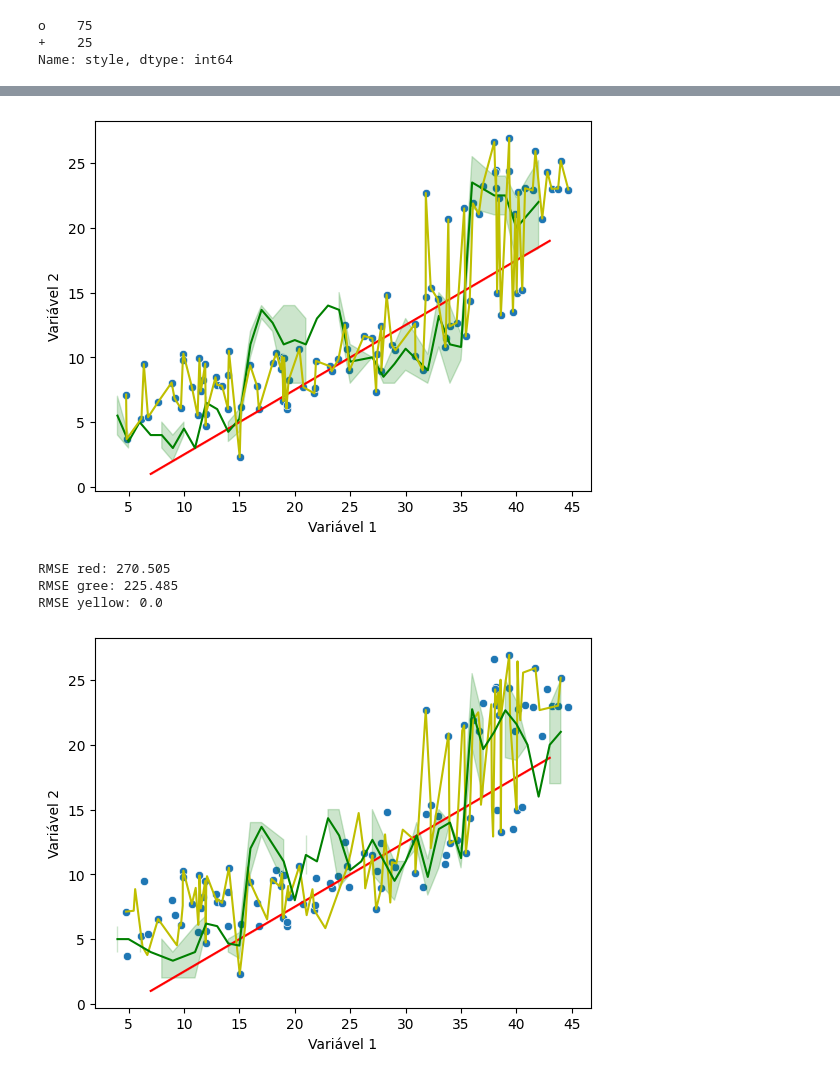
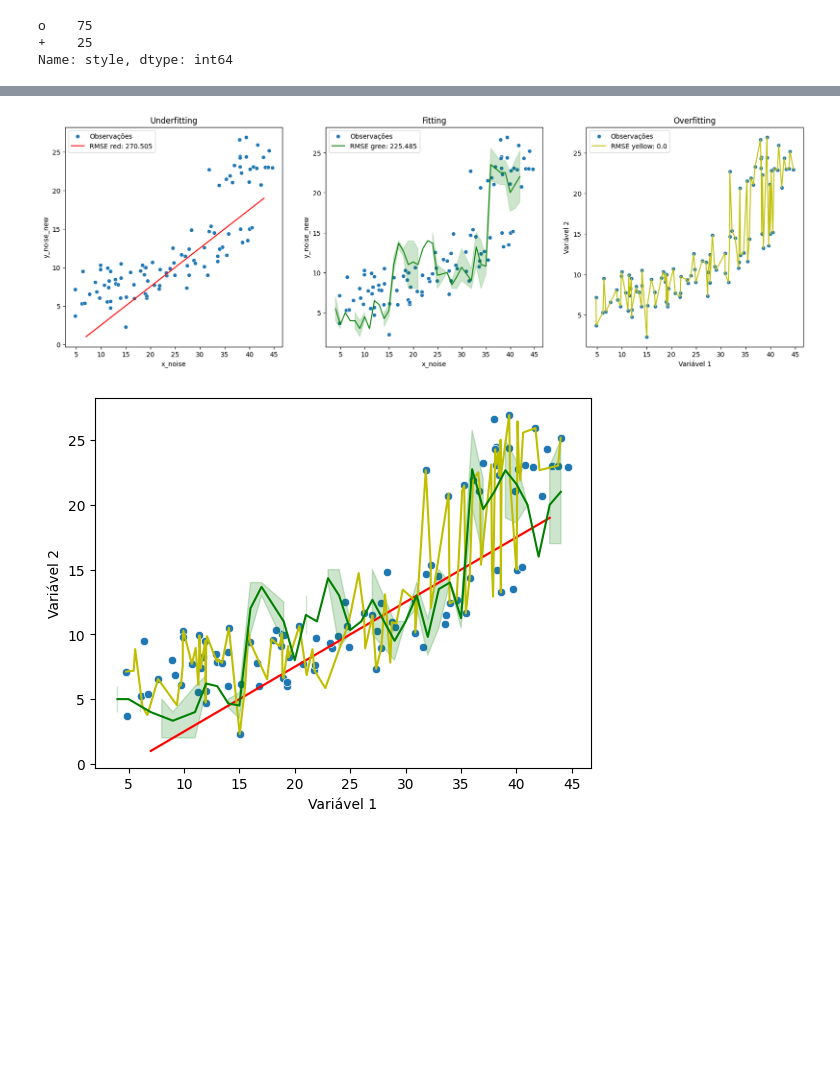
Before and after one commit to Laboratorio-de-Analise-de-Dados/disciplina_python_ml, a Jupyter notebook: dev/script/aulas_teoricas/01-aula-02_objetivos_2026-07-14.ipynb, the cells around one changed output, grey strips where cells are left out. Cells and saved outputs as stored; diff of their text form; code cells hidden in the pictures; blank space fills up the shorter version.

Commit message:
Corrigindo legenda

```diff
--- a/dev/script/aulas_teoricas/01-aula-02_objetivos_2026-07-14.ipynb
+++ b/dev/script/aulas_teoricas/01-aula-02_objetivos_2026-07-14.ipynb
@@ -229,45 +231,73 @@ df = load('./data/01_aula_df')
 df_1 = load('./data/01_aula_df_1')
 df_2 = load('./data/01_aula_df_2')
 # %%
+# Calculando métricas de avaliação para os modelos de regressão linear
+
+fig, ax = plt.subplots(1, 3, figsize=(20, 6))
 obsr = "Variável 1"
 pred = "Variável 2"
-sns.scatterplot(
+a = sns.scatterplot(
     x='x_noise',
     y='y_noise_new',
-    data=df_1
+    data=df_1,
+    ax=ax[0]
 )
 sns.lineplot(
     x='x',
     y='y',
     data=df_1,
     c='r',
+    ax=ax[0]
+)
+a.legend(labels=[
+    'Observações',
+    f"RMSE red: {mean_squared_error(df['x'], df['y'])}"
+])
+a.set_title('Underfitting')
+
+b = sns.scatterplot(
+    x='x_noise',
+    y='y_noise_new',
+    data=df_1,
+    ax=ax[1]
 )
 sns.lineplot(
     x='x_noise_mean',
     y='y_noise_mean',
     data=df_1,
     c='g',
+    ax=ax[1]
+)
+b.legend(labels=[
+    'Observações',
+    f"RMSE gree: {mean_squared_error(df['x_noise_mean'], df['y_noise_mean'])}"
+])
+b.set_title('Fitting')
+
+c = sns.scatterplot(
+    x='x_noise',
+    y='y_noise_new',
+    data=df_1,
+    ax=ax[2]
 )
 sns.lineplot(
     x='x_noise',
     y='y_noise_new',
     data=df_1,
     c='y',
+    ax=ax[2]
 )
+c.legend(labels=[
+    'Observações',
+    f"RMSE yellow: {mean_squared_error(df['x_noise'], df['x_noise'])}"
+])
+c.set_title('Overfitting')
+
 plt.xlabel(obsr)
 plt.ylabel(pred)
 plt.show()
 # %% [output]
-[figure, old version]
+[figure, new version]
-# %%
-# Calculando métricas de avaliação para os modelos de regressão linear
-print(f"RMSE red: {mean_squared_error(df['x'], df['y'])}")
-print(f"RMSE gree: {mean_squared_error(df['x_noise_mean'], df['y_noise_mean'])}")
-print(f"RMSE yellow: {mean_squared_error(df['x_noise'], df['x_noise'])}")
-# %% [output]
-RMSE red: 270.505
-RMSE gree: 225.485
-RMSE yellow: 0.0
 # %%
 sns.scatterplot(
     x='x_noise',
```
Also changed, not shown: parts of 22 cells of this notebook, 4 other files.
